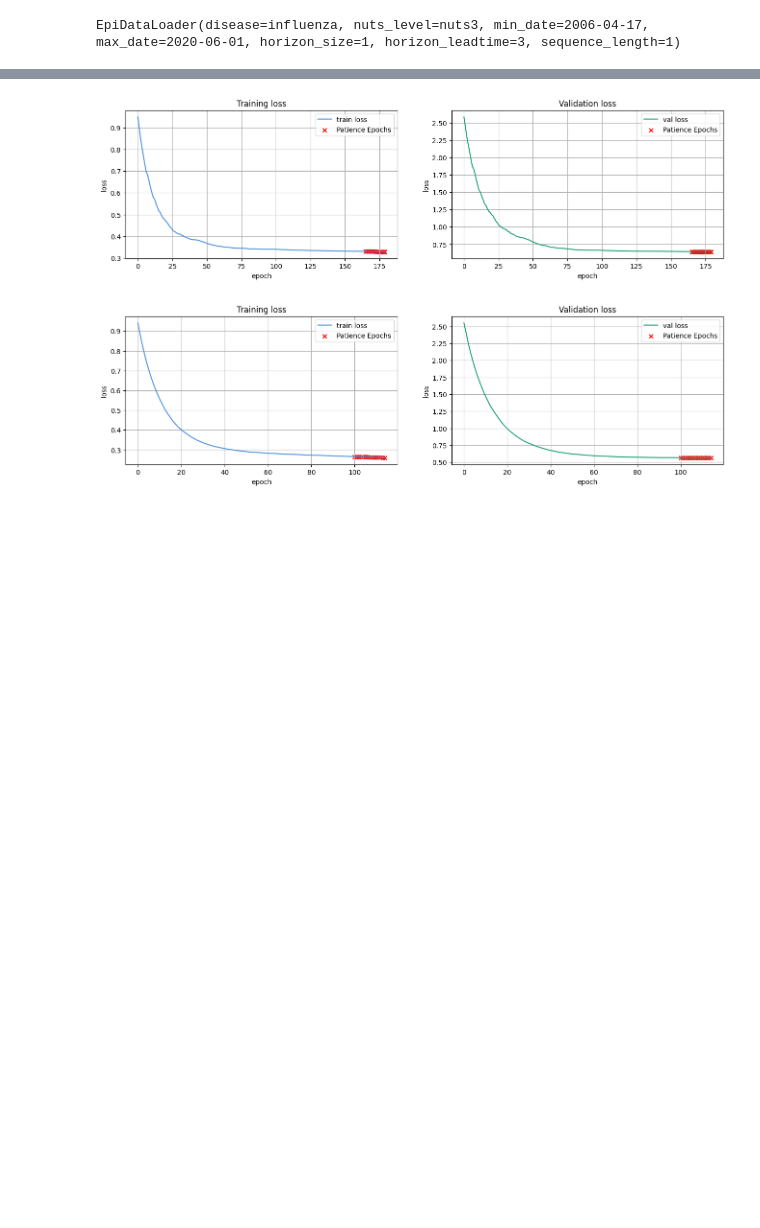
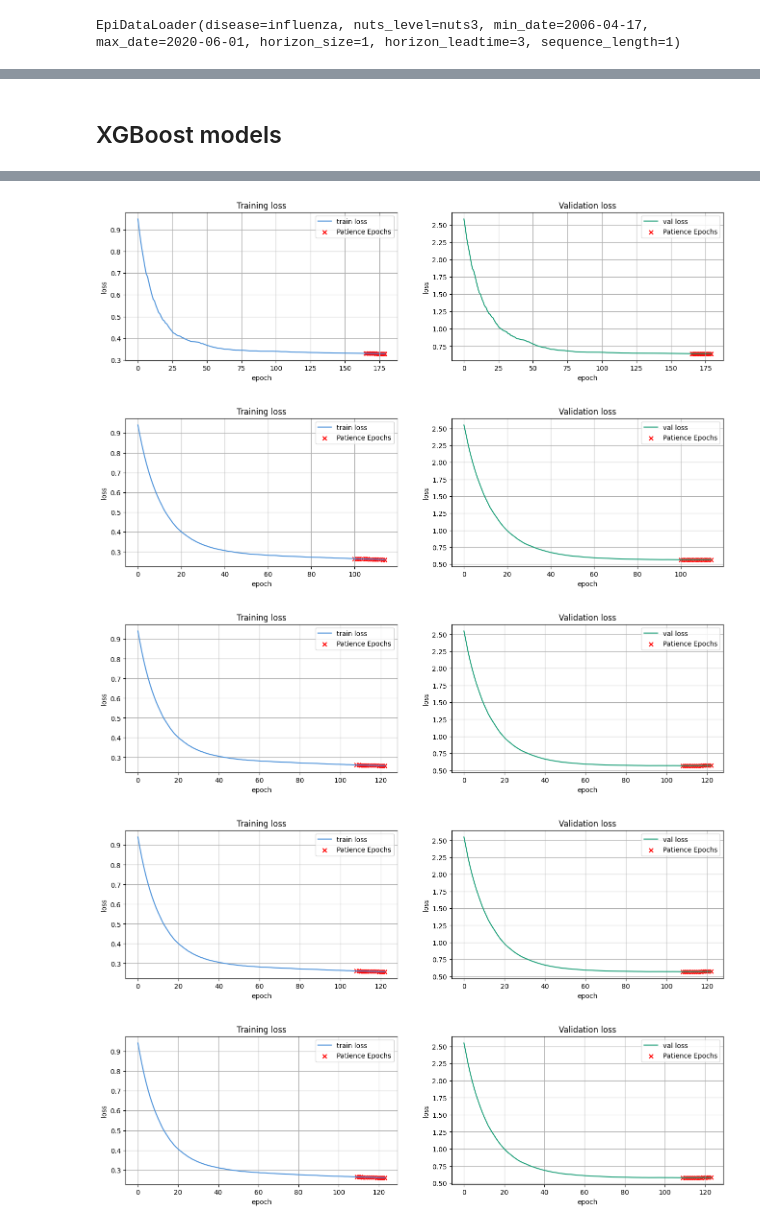
Before and after one commit to stends2001/infectious_disease_gnn, a Jupyter notebook: src/notebooks_storyline/2. Baselines.ipynb, the cells around one changed output, grey strips where cells are left out. Cells and saved outputs as stored; diff of their text form; code cells hidden in the pictures; blank space fills up the shorter version.

```diff
--- a/src/notebooks_storyline/2. Baselines.ipynb
+++ b/src/notebooks_storyline/2. Baselines.ipynb
@@ -44,4 +46,6 @@ persistence.show_forecasts('test',26)
 [figure]
+# %% [markdown]
+## XGBoost models
 # %%
 n_epochs=250
 xgboost_loader_basis = GNNDataLoader(disease_name, get_data_env(), nuts_level=nuts_level, min_date=min_date,max_date=max_date, include_population=False, horizon_size = horizon_size, horizon_leadtime = horizon_leadtime, sequence_length=sequence_length, split_berlin=split_berlin)
@@ -54,22 +58,32 @@ xgboost_loader_basis.finalize()
 
 xgboost_loader_idgraph= xgboost_loader_basis.copy().retrieve_graph('identity_selfmax').construct_dataloaders()
 xgboost_loader_bngraph= xgboost_loader_basis.copy().retrieve_graph('boolean_neighbors_selfmean').construct_dataloaders()
+xgboost_loader_commuting1= xgboost_loader_basis.copy().retrieve_graph('commuter_t1000_selfmean_rowwise').construct_dataloaders()
+xgboost_loader_commuting2= xgboost_loader_basis.copy().retrieve_graph('commuter_t2000_selfmean_rowwise').construct_dataloaders()
 
 xgboost_idgraph = SpatioTemporalXGBModel(xgboost_loader_idgraph, name = 'xgboost - id graph')
 xgboost_idgraph.set_global_hparams(lr = 0.05, n_epochs=n_epochs)
 xgboost_idgraph.set_model_hparams(max_depth = 10, n_estimators=1000)
 xgboost_idgraph.train(verbose = 0)
-# xgboost_idgraph.forecast('train')
-# xgboost_idgraph.forecast('val')
 xgboost_idgraph.forecast('test')
 
 xgboost_bngraph = SpatioTemporalXGBModel(xgboost_loader_bngraph, name = 'xgboost - bn graph')
 xgboost_bngraph.set_global_hparams(lr = 0.05, n_epochs=n_epochs)
 xgboost_bngraph.set_model_hparams(max_depth = 10, n_estimators=1000)
 xgboost_bngraph.train(verbose = 0)
-# xgboost_bngraph.forecast('train')
-# xgboost_bngraph.forecast('val')
 xgboost_bngraph.forecast('test')
+
+xgboost_cmgraph1 = SpatioTemporalXGBModel(xgboost_loader_commuting1, name = 'xgboost - static commuter graph 1')
+xgboost_cmgraph1.set_global_hparams(lr = 0.05, n_epochs=n_epochs)
+xgboost_cmgraph1.set_model_hparams(max_depth = 10, n_estimators=1000)
+xgboost_cmgraph1.train(verbose = 0)
+xgboost_cmgraph1.forecast('test')
+
+xgboost_cmgraph2 = SpatioTemporalXGBModel(xgboost_loader_commuting2, name = 'xgboost - static commuter graph 2')
+xgboost_cmgraph2.set_global_hparams(lr = 0.05, n_epochs=n_epochs)
+xgboost_cmgraph2.set_model_hparams(max_depth = 10, n_estimators=1000)
+xgboost_cmgraph2.train(verbose = 0)
+xgboost_cmgraph2.forecast('test')
 # %% [output]
 Dataloader temporal windowing: extending data collection from 2006-05-15 to 2006-04-17 (+4 weeks)
 berlin districts removed
@@ -87,2 +105,5 @@ test mse: 0.7889
 [figure]
 [figure]
+[figure, added]
+[figure, added]
+[figure, added]
```
Also changed, not shown: parts of 11 cells of this notebook, 7 other files.
